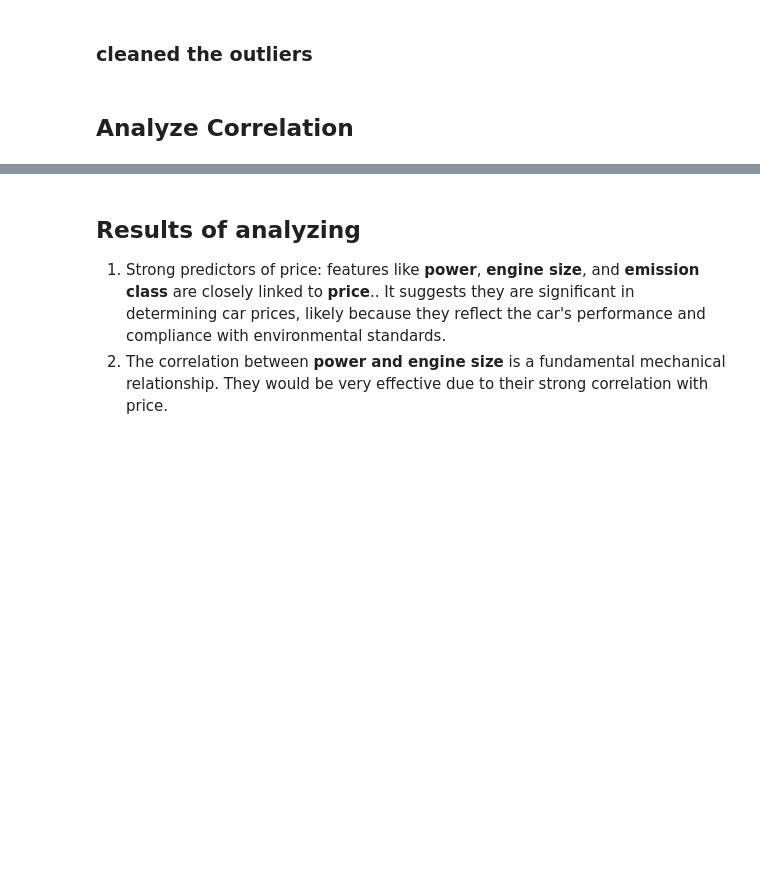
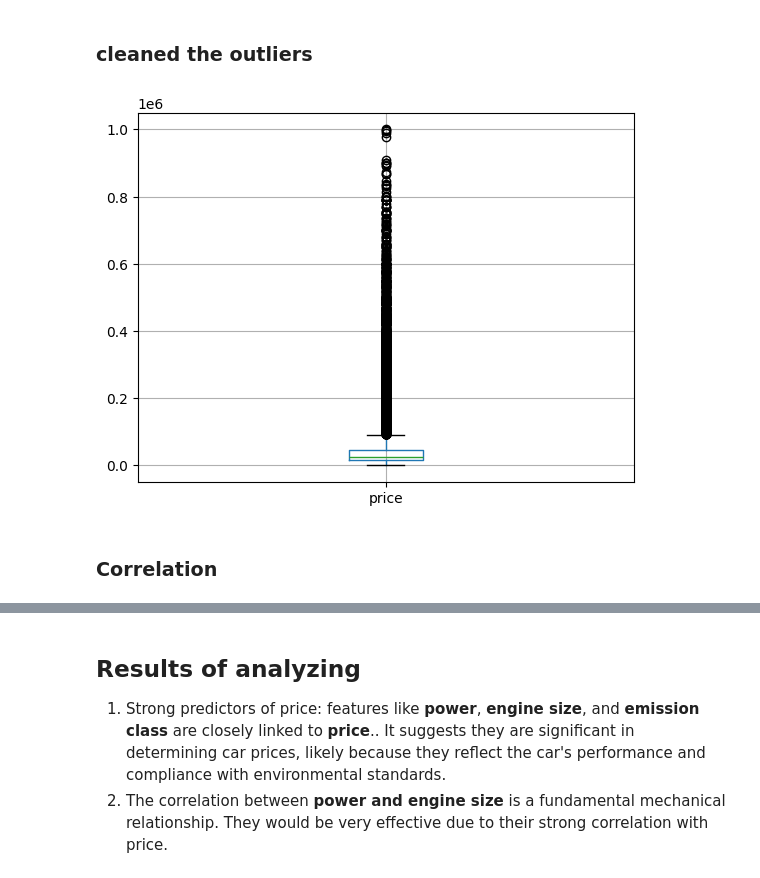
Before and after one commit to HES-SO-Master-WebMining-Group-D/CarPricePredictor, a Jupyter notebook: Descriptive_statistics_correlation_analysis.ipynb, the cells around one changed output, grey strips where cells are left out. Saved outputs shown, nothing was run; the diff lists cells and outputs as text; code cells hidden in the pictures; blank space fills up the shorter version.

```diff
--- a/Descriptive_statistics_correlation_analysis.ipynb
+++ b/Descriptive_statistics_correlation_analysis.ipynb
@@ -87,11 +96,16 @@ for i in df_only_numerical.columns:
 ### cleaned the outliers
 # %%
 # Remove prices above 1'000'000
-df = df[df['price'] < 1_000_000]
+df = df[df['price'] < 1000000]
 
+df_only_numerical = df_only_numerical[df_only_numerical['price'] < 1000000]
+
+df_analysis = df.copy()
 # Plot the boxplot again
 plt.figure()
 df.boxplot('price')
 plt.show()
+# %% [output]
+[figure, added]
 # %% [markdown]
-## Analyze Correlation
+### Correlation
```
Also changed, not shown: parts of 56 cells of this notebook, 2 other files.
